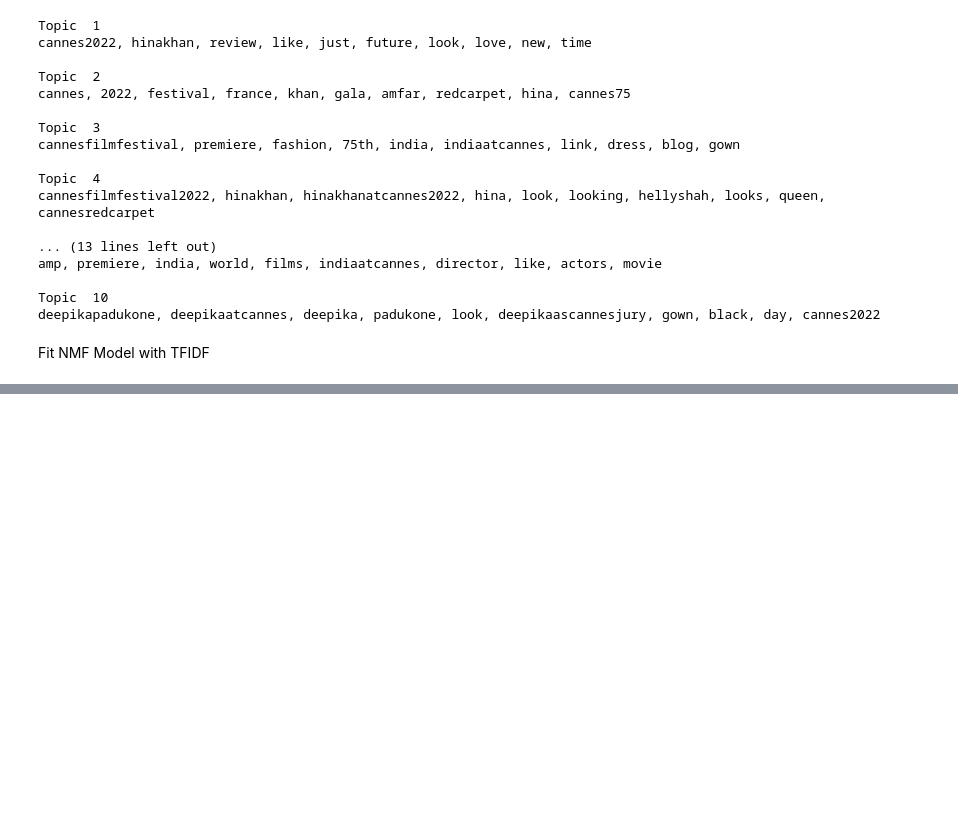
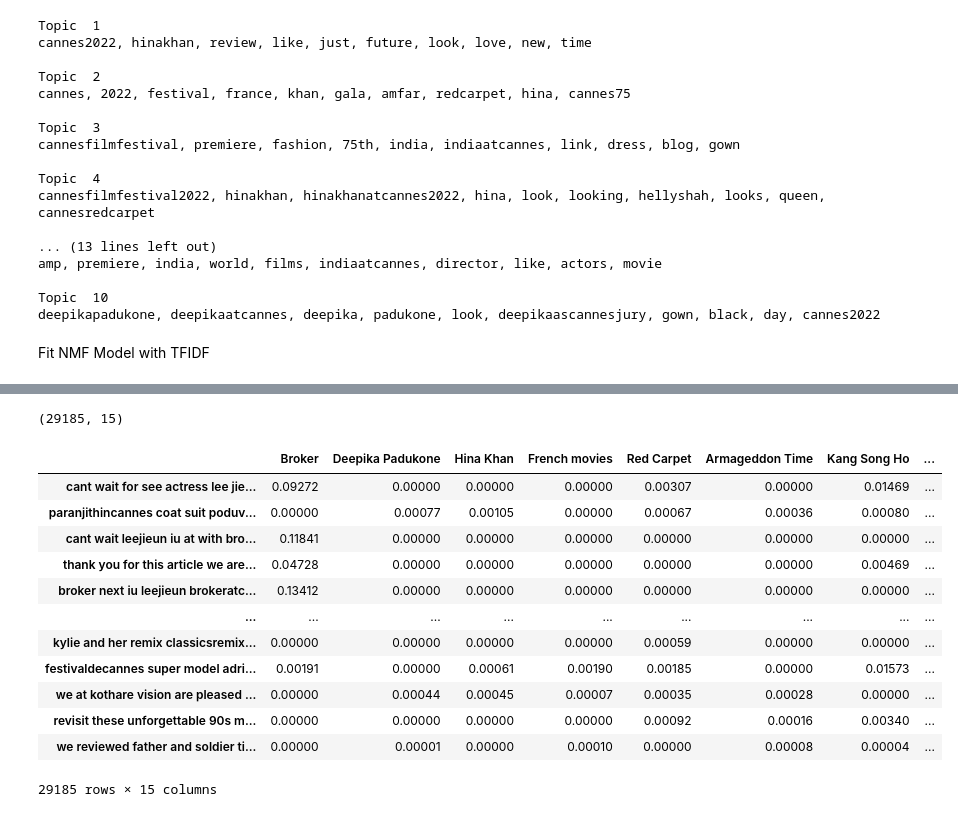
Before and after one commit to amyyunekim/Course_5_NLP, a Jupyter notebook: nlp_cannes.ipynb, the cells around one changed output, grey strips where cells are left out. Cells and saved outputs as stored; diff of their text form; code cells hidden in the pictures; blank space fills up the shorter version.

```diff
--- a/nlp_cannes.ipynb
+++ b/nlp_cannes.ipynb
@@ -136,0 +264,7 @@ topic_term_df = pd.DataFrame (topic_term.round(3), columns = cv.get_feature_name
+# %%
+topics =['Broker', 'Deepika Padukone','Hina Khan', 'French movies','Red Carpet','Armageddon Time',
+'Kang Song Ho','Helly Shah','Crimes of the Future','Bella Hadid','Elvis','Decision to Leave'
+,'Triangle of Sadness','Aishwarya Rai','Aishwarya Rai']
+
+display_topics(nmf_tfidf, tv.get_feature_names(), 10, topics
+);
@@ -136,0 +289,22 @@ topic_term_df = pd.DataFrame (topic_term.round(3), columns = cv.get_feature_name
+# %%
+doc_topic = nmf_tfidf.transform(tweet_tv)
+doc_topic.shape
+# %% [output]
+(29185, 15)
+# %%
+doc_topic_df = pd.DataFrame(doc_topic.round(5), index=label, columns=topics)
+doc_topic_df
+# %% [output]
+|  | Broker | Deepika Padukone | Hina Khan | French movies | Red Carpet | Armageddon Time | Kang Song Ho | ... |
+| cant wait for see actress lee jie... | 0.09272 | 0.00000 | 0.00000 | 0.00000 | 0.00307 | 0.00000 | 0.01469 | ... |
+| paranjithincannes coat suit poduv... | 0.00000 | 0.00077 | 0.00105 | 0.00000 | 0.00067 | 0.00036 | 0.00080 | ... |
+| cant wait leejieun iu at with bro... | 0.11841 | 0.00000 | 0.00000 | 0.00000 | 0.00000 | 0.00000 | 0.00000 | ... |
+| thank you for this article we are... | 0.04728 | 0.00000 | 0.00000 | 0.00000 | 0.00000 | 0.00000 | 0.00469 | ... |
+| broker next iu leejieun brokeratc... | 0.13412 | 0.00000 | 0.00000 | 0.00000 | 0.00000 | 0.00000 | 0.00000 | ... |
+| ... | ... | ... | ... | ... | ... | ... | ... | ... |
+| kylie and her remix classicsremix... | 0.00000 | 0.00000 | 0.00000 | 0.00000 | 0.00059 | 0.00000 | 0.00000 | ... |
+| festivaldecannes super model adri... | 0.00191 | 0.00000 | 0.00061 | 0.00190 | 0.00185 | 0.00000 | 0.01573 | ... |
+| we at kothare vision are pleased ... | 0.00000 | 0.00044 | 0.00045 | 0.00007 | 0.00035 | 0.00028 | 0.00000 | ... |
+| revisit these unforgettable 90s m... | 0.00000 | 0.00000 | 0.00000 | 0.00000 | 0.00092 | 0.00016 | 0.00340 | ... |
+| we reviewed father and soldier ti... | 0.00000 | 0.00001 | 0.00000 | 0.00010 | 0.00000 | 0.00008 | 0.00004 | ... |
+29185 rows × 15 columns
```
Also changed, not shown: parts of 20 cells of this notebook, 1 other file.
